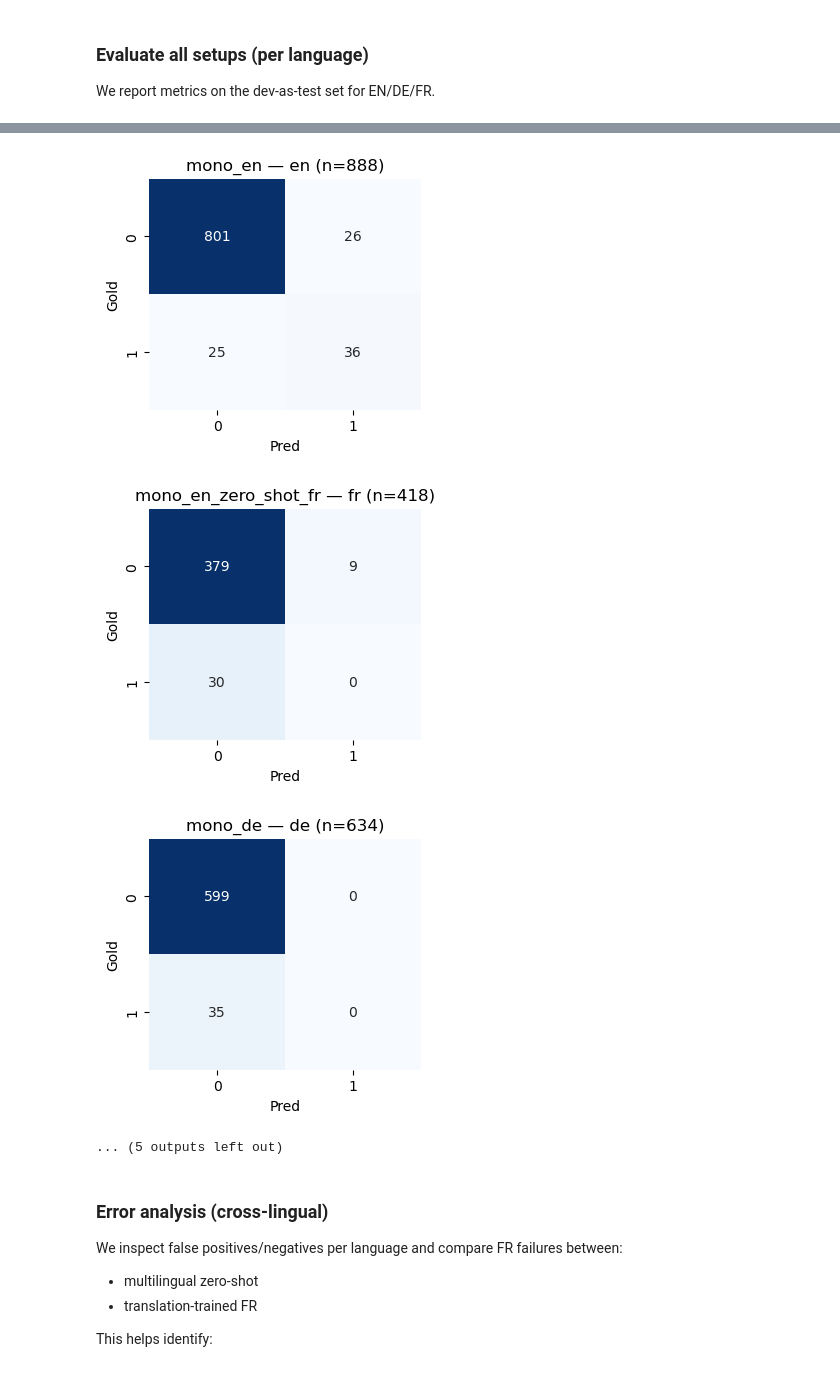
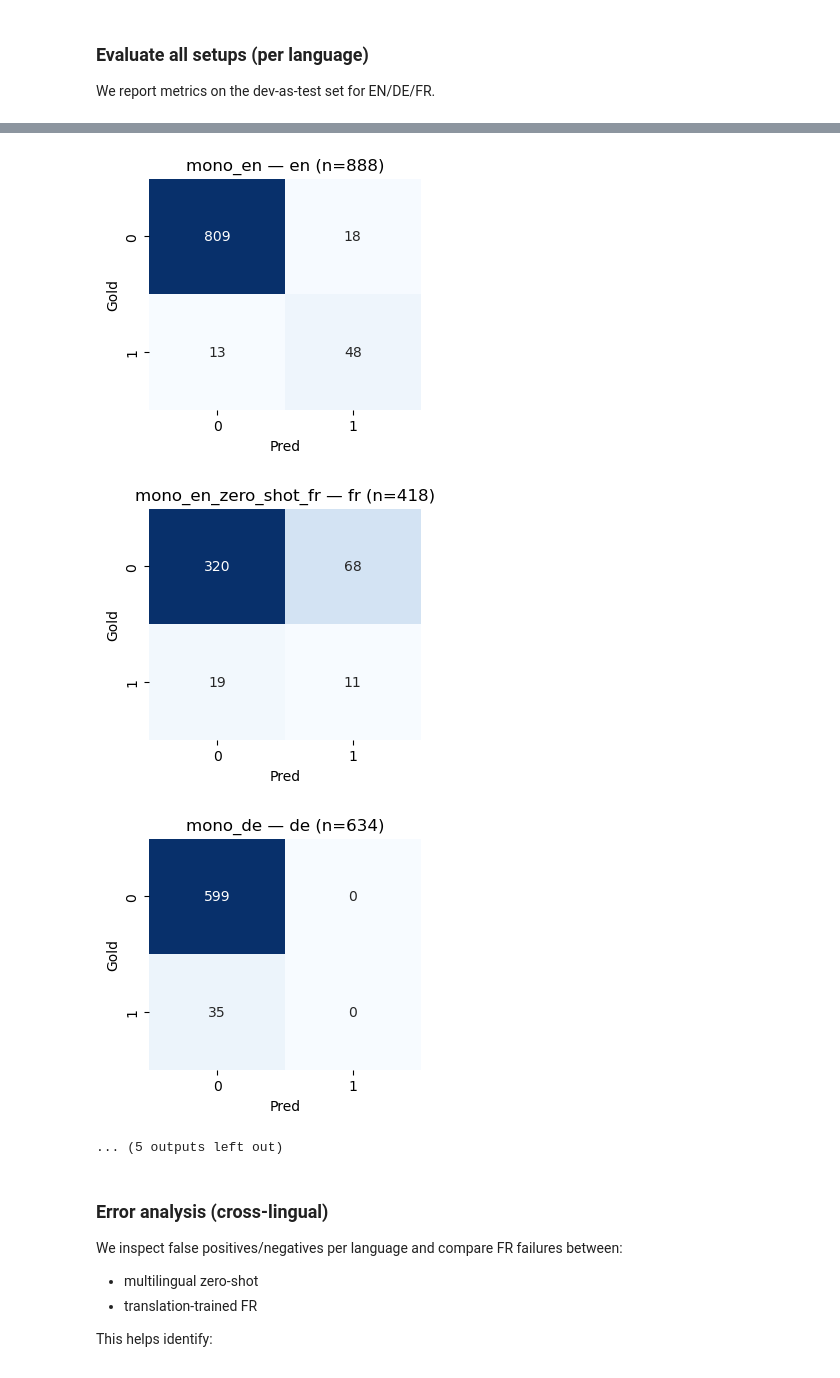
Before and after one commit to atomicsulfate/smm4h-26-task1, a Jupyter notebook: smm4h2026_task1_multilingual_ade.ipynb, the cells around one changed output, grey strips where cells are left out. Drawn from its saved outputs; the diff is of its cells as text; code cells hidden in the pictures.

```diff
--- a/smm4h2026_task1_multilingual_ade.ipynb
+++ b/smm4h2026_task1_multilingual_ade.ipynb
@@ -47,6 +47,7 @@ from transformers import (
     AutoTokenizer,
     AutoModelForSequenceClassification,
     DataCollatorWithPadding,
+    EarlyStoppingCallback,
     TrainingArguments,
     Trainer,
     set_seed,
@@ -78,7 +79,8 @@ MODEL_NAME = "xlm-roberta-base"  # swap to "microsoft/mdeberta-v3-base" later
 MAX_LENGTH = 256
 VAL_FRACTION = 0.1
 BATCH_SIZE = 16
-EPOCHS = 2
+EPOCHS = 10
+EARLY_STOPPING_PATIENCE = 3
 LR = 2e-5
 WEIGHT_DECAY = 0.01
 
@@ -98,6 +100,7 @@ cfg = {
     "val_fraction": VAL_FRACTION,
     "batch_size": BATCH_SIZE,
     "epochs": EPOCHS,
+    "early_stopping_patience": EARLY_STOPPING_PATIENCE,
     "lr": LR,
     "weight_decay": WEIGHT_DECAY,
     "train_langs": TRAIN_LANGS,
@@ -750,6 +787,7 @@ def train_model(
     run_name: str,
     model_name: str = MODEL_NAME,
     max_length: int = MAX_LENGTH,
+    force_retrain: bool = True,
     ) -> Tuple[Trainer, AutoTokenizer]:
     out_dir = ARTIFACTS_DIR / "runs" / run_name
     out_dir.mkdir(parents=True, exist_ok=True)
@@ -766,12 +804,18 @@ def train_model(
             compute_metrics=compute_metrics,
         )
 
-    # If already trained, load and skip retraining (helps reruns + avoids OOM from repeated work)
-    if best_dir.exists():
+    # If already trained and not forcing retrain, load and skip retraining
+    if best_dir.exists() and not force_retrain:
         tokenizer = AutoTokenizer.from_pretrained(str(best_dir), use_fast=True)
         _free_cuda_memory()
         print(f"Loaded existing model from: {best_dir}")
         return _build_inference_trainer(tokenizer), tokenizer
+
+    # Clear previous checkpoint when retraining
+    if best_dir.exists() and force_retrain:
+        import shutil
+        shutil.rmtree(best_dir)
+        print(f"Cleared previous best_model for retrain: {best_dir}")
 
 
     tokenizer = AutoTokenizer.from_pretrained(model_name, use_fast=True)
@@ -825,6 +869,7 @@ def train_model(
             eval_dataset=val_ds,
             data_collator=data_collator,
             compute_metrics=compute_metrics,
+            callbacks=[EarlyStoppingCallback(early_stopping_patience=EARLY_STOPPING_PATIENCE)],
         )
 
 
@@ -863,20 +908,20 @@ def train_model(
         raise last_exc
     raise RuntimeError("Training failed for unknown reasons")
 
-def predict_proba(trainer: Trainer, tokenizer: AutoTokenizer, df: pd.DataFrame) -> np.ndarray:
-    ds = tokenize_dataset(df_to_hf_dataset(df), tokenizer, MAX_LENGTH)
+def predict_proba(trainer: Trainer, tokenizer: AutoTokenizer, df: pd.DataFrame, max_length: int = MAX_LENGTH) -> np.ndarray:
+    ds = tokenize_dataset(df_to_hf_dataset(df), tokenizer, max_length)
     preds = trainer.predict(ds)
     logits = preds.predictions
     probs = torch.softmax(torch.tensor(logits), dim=-1).numpy()
     return probs
 
-def evaluate_split(trainer: Trainer, tokenizer: AutoTokenizer, df: pd.DataFrame, lang: str, name: str) -> Dict:
+def evaluate_split(trainer: Trainer, tokenizer: AutoTokenizer, df: pd.DataFrame, lang: str, name: str, max_length: int = MAX_LENGTH) -> Dict:
     sub = df[df["language"] == lang].copy().reset_index(drop=True)
     if len(sub) == 0:
         return {"name": name, "lang": lang, "n": 0}
 
 
-    probs = predict_proba(trainer, tokenizer, sub)
+    probs = predict_proba(trainer, tokenizer, sub, max_length=max_length)
     pred = probs.argmax(axis=-1)
     y = sub["label"].values
 
@@ -930,7 +975,7 @@ else:
 print("EN train/val:", len(train_en), len(val_en))
 print("DE train/val:", len(train_de), len(val_de))
 
-trainer_en, tok_en = train_model(train_en, val_en, run_name="monolingual_en")
+trainer_en, tok_en = train_model(train_en, val_en, run_name="monolingual_en", max_length=64)
 trainer_de, tok_de = train_model(train_de, val_de, run_name="monolingual_de")
 # %% [output]
 EN train/val: 15415 1713
@@ -985,7 +1146,7 @@ We report metrics on the dev-as-test set for EN/DE/FR.
 results: List[Dict] = []
 
 # Monolingual EN: evaluate EN test and also check zero-shot FR
-results.append(evaluate_split(trainer_en, tok_en, test_df, "en", name="mono_en"))
+results.append(evaluate_split(trainer_en, tok_en, test_df, "en", name="mono_en", max_length=64))
 results.append(evaluate_split(trainer_en, tok_en, test_df, "fr", name="mono_en_zero_shot_fr"))
 
 # Monolingual DE
@@ -1034,6 +1195,6 @@ for r in results:
 | 3 | mono_de_zero_shot_fr | fr | 418 | 0.928230 | 0.000000 | 0.000000 | 0.000000 |
 [figure]
-[figure, old version]
+[figure, new version]
 [figure]
 ... (5 outputs left out)
 # %% [markdown]
```
Also changed, not shown: parts of 8 cells of this notebook, 1 other file.
